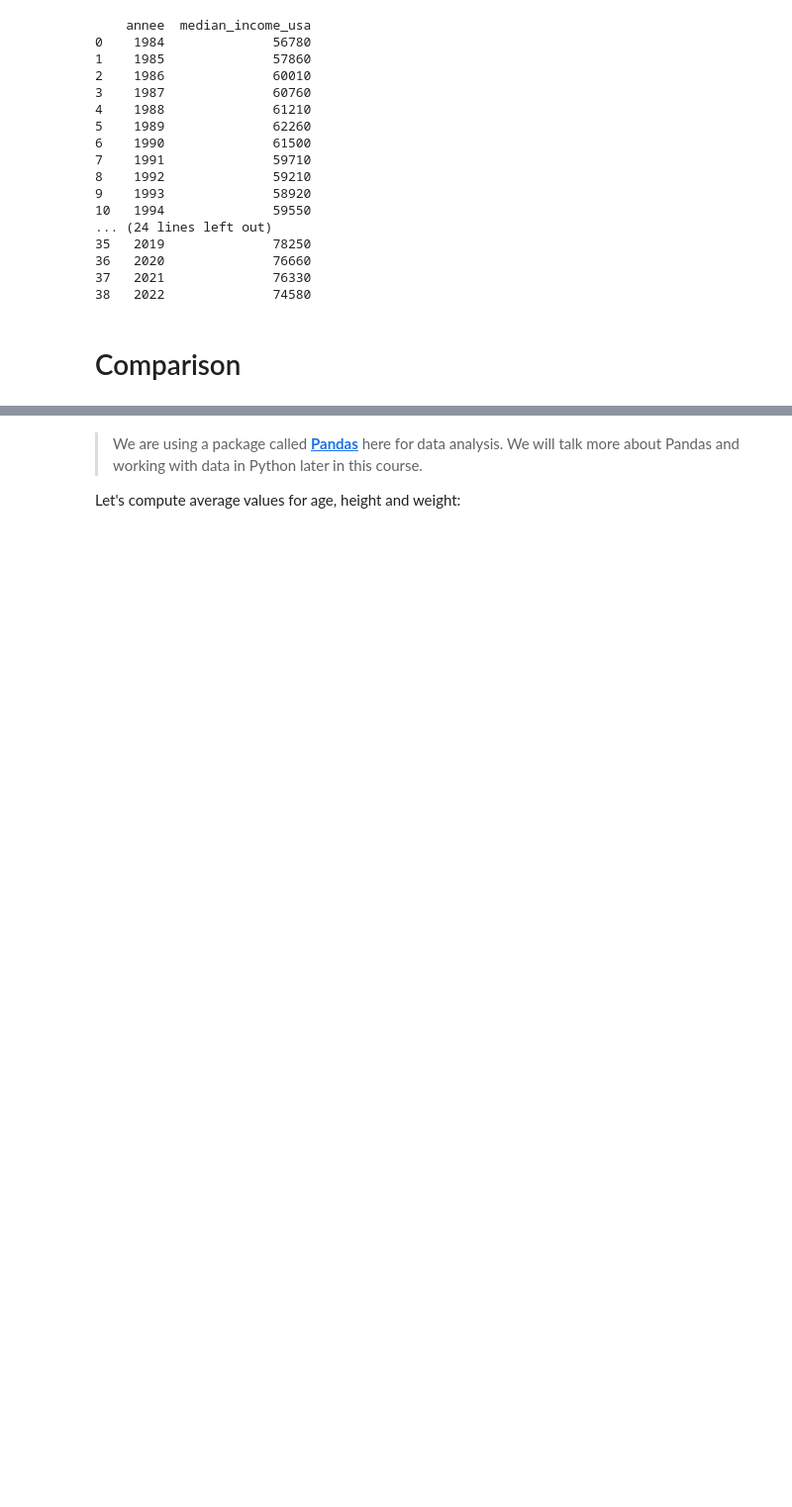
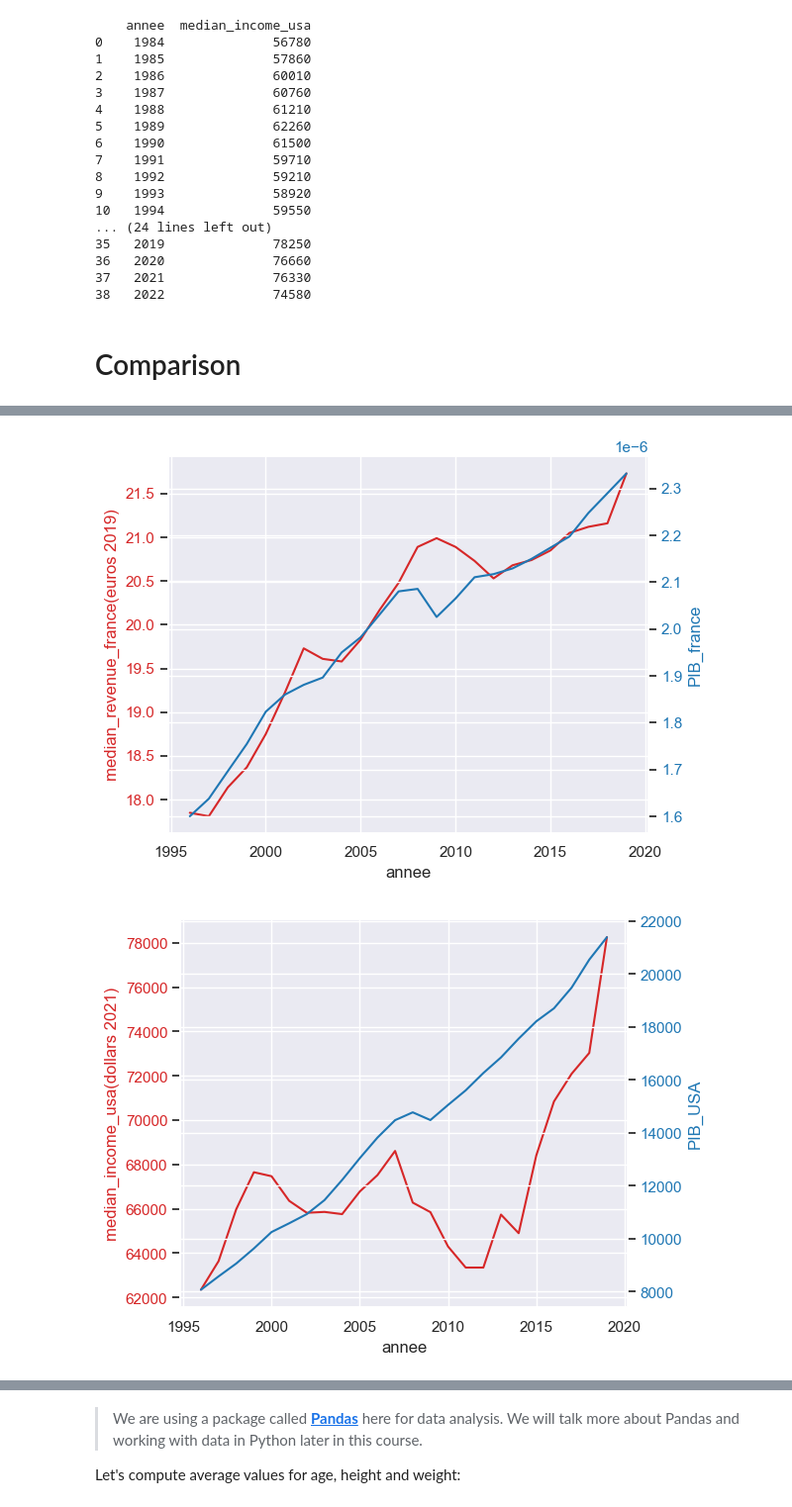
Before and after one commit to ArthurSrz/Introduction-aux-Interactions-Homme-Donn-es, a Jupyter notebook: 1-Introduction/03-stats-et-proba/learnspace.ipynb, the cells around one changed output, grey strips where cells are left out. Shown: that part at 99% size. Drawn from its saved outputs; the diff is of its cells as text; code cells hidden in the pictures; blank space fills up the shorter version.

```diff
--- a/1-Introduction/03-stats-et-proba/learnspace.ipynb
+++ b/1-Introduction/03-stats-et-proba/learnspace.ipynb
@@ -41,7 +49,7 @@ Nous voulons comprendre ce que Esther Duflo explique à propos des Etats-Unis et
 # France
 # %%
 #import as a dataframe the median_france.xlsx file
-df3 = pd.read_excel("median_france.xlsx")
+df3 = pd.read_excel("data/median_france.xlsx")
 #delete the first two rows using iloc
 df3 = df3.iloc[2:]
 #delete the first column using iloc
@@ -239,0 +202,18 @@ print(df4)
+# %%
+# join df23, df, df1 and df4 on annee
+df23 = df3.merge(df, on="annee")
+df23 = df23.merge(df1, on="annee")
+df23 = df23.merge(df4, on="annee")
+
+#rename the column 'median_revenue(euros 2019)' to 'median_revenue_france(euros 2019)' and median_income_usa to 'median_income_usa(dollars 2021)'
+df23 = df23.rename(columns={df23.columns[1]:"median_revenue_france(euros 2019)", df23.columns[5]:"median_income_usa(dollars 2021)"})
+
+#rename PIB to 'PIB_france'
+df23 = df23.rename(columns={df23.columns[2]:"PIB_france"})
+
+#delete colmun 3
+df23 = df23.drop(df23.columns[[3]], axis=1)
+
+#reset the order of the columns
+df23 = df23[['annee', 'median_revenue_france(euros 2019)', 'PIB_france','PIB_USA', 'median_income_usa(dollars 2021)']]
+df23
@@ -239,0 +238,36 @@ print(df4)
+# %%
+#plot a two scale graph so we can compare the evolution of PIB and revenue moyen in France and th
+import seaborn as sns
+sns.set_theme(style="paper")
+fig, ax1 = plt.subplots()
+
+color = 'tab:red'
+ax1.set_xlabel('annee')
+ax1.set_ylabel('median_revenue_france(euros 2019)', color=color)
+ax1.plot(df23['annee'], df23['median_revenue_france(euros 2019)'], color=color)
+ax1.tick_params(axis='y', labelcolor=color)
+
+ax2 = ax1.twinx()
+color = 'tab:blue'
+ax2.set_ylabel('PIB_france', color=color)
+ax2.plot(df23['annee'], df23['PIB_france'], color=color)
+ax2.tick_params(axis='y', labelcolor=color)
+fig.tight_layout()
+plt.show()
+#do the same for USA and show the two graphs side by side
+fig, ax1 = plt.subplots()
+color = 'tab:red'
+ax1.set_xlabel('annee')
+ax1.set_ylabel('median_income_usa(dollars 2021)', color=color)
+ax1.plot(df23['annee'], df23['median_income_usa(dollars 2021)'], color=color)
+ax1.tick_params(axis='y', labelcolor=color)
+ax2 = ax1.twinx()
+color = 'tab:blue'
+ax2.set_ylabel('PIB_USA', color=color)
+ax2.plot(df23['annee'], df23['PIB_USA'], color=color)
+ax2.tick_params(axis='y', labelcolor=color)
+fig.tight_layout()
+plt.show()
+# %% [output]
+[figure, added]
+[figure, added]
```
Also changed, not shown: parts of 5 cells of this notebook, 1 other file.
